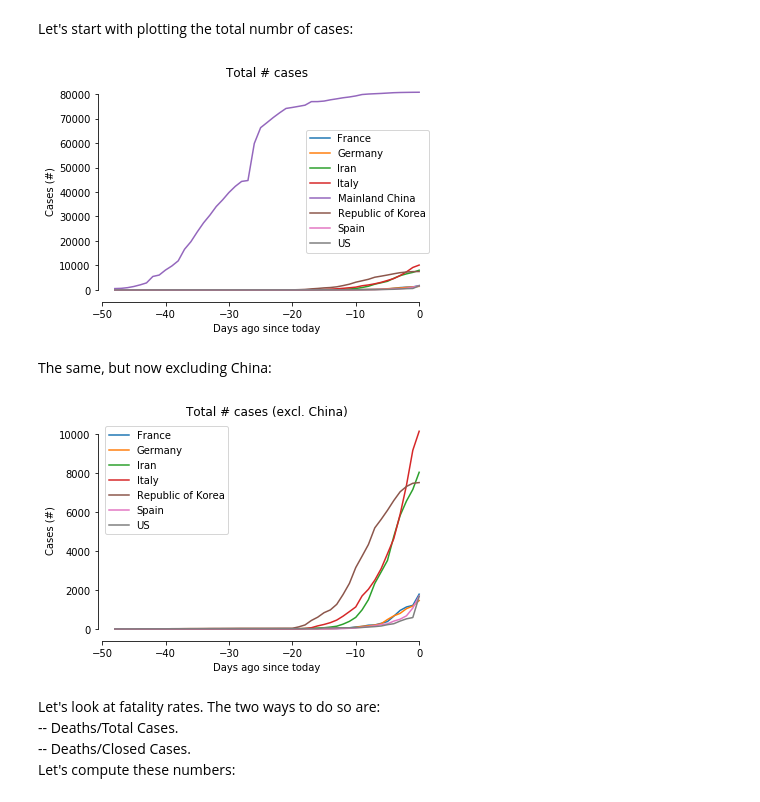
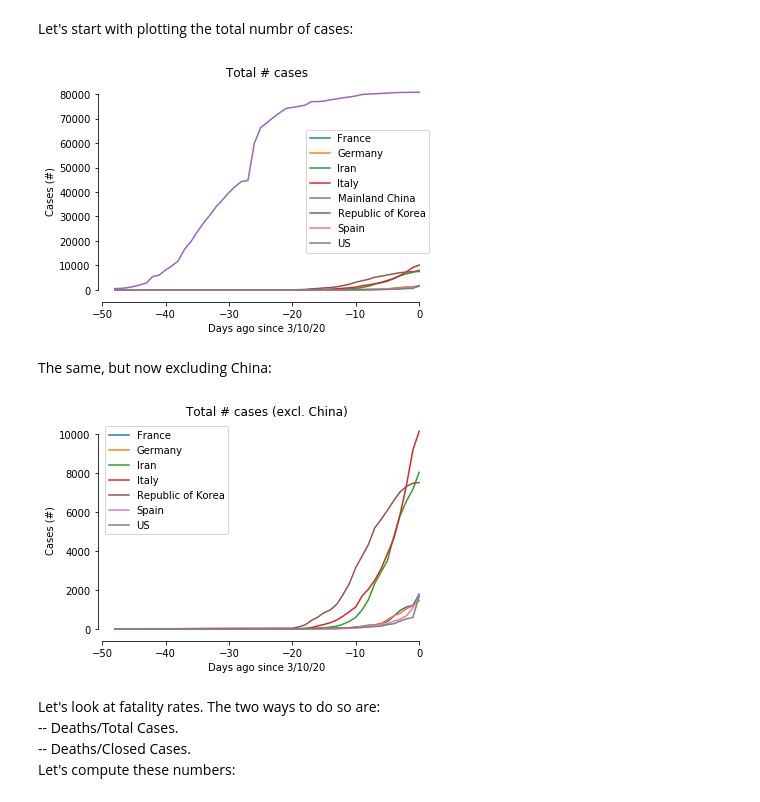
Before and after one commit to jwdegee/py_covid19, a Jupyter notebook: covid19.ipynb, the cells around one changed output. Cells and saved outputs as stored; diff of their text form; code cells hidden in the pictures.

```diff
--- a/covid19.ipynb
+++ b/covid19.ipynb
@@ -22,6 +22,7 @@ df_r.columns.name = ''
 # %% [markdown]
 Reformat dates:
 # %%
+last_date = df_c.index[-1]
 df_c.index = np.arange(df_c.shape[0])[::-1]*-1
 df_d.index = np.arange(df_d.shape[0])[::-1]*-1
 df_r.index = np.arange(df_r.shape[0])[::-1]*-1
@@ -51,13 +52,13 @@ Let's start with plotting the total numbr of cases:
 # %%
 for country, color in zip(country_list, colors):
     plt.plot(df_c.loc[:,country], color=color, label=country)
 plt.legend()
 plt.title('Total # cases')
-plt.xlabel('Days ago since today')
+plt.xlabel('Days ago since {}'.format(last_date))
 plt.ylabel('Cases (#)')
 sns.despine(offset=2, trim=True)
 # %% [output]
-[figure, old version]
+[figure, new version]
 # %% [markdown]
 The same, but now excluding China:
 # %%
@@ -67,11 +68,11 @@ for country, color in zip(country_list, colors):
         # plt.plot(df_c.loc[:,country].diff(), label=country)
 plt.legend()
 plt.title('Total # cases (excl. China)')
-plt.xlabel('Days ago since today')
+plt.xlabel('Days ago since {}'.format(last_date))
 plt.ylabel('Cases (#)')
 sns.despine(offset=2, trim=True)
 # %% [output]
-[figure, old version]
+[figure, new version]
 # %% [markdown]
 Let's look at fatality rates. The two ways to do so are:
 -- Deaths/Total Cases.
```
Also changed, not shown: parts of 3 cells of this notebook.
